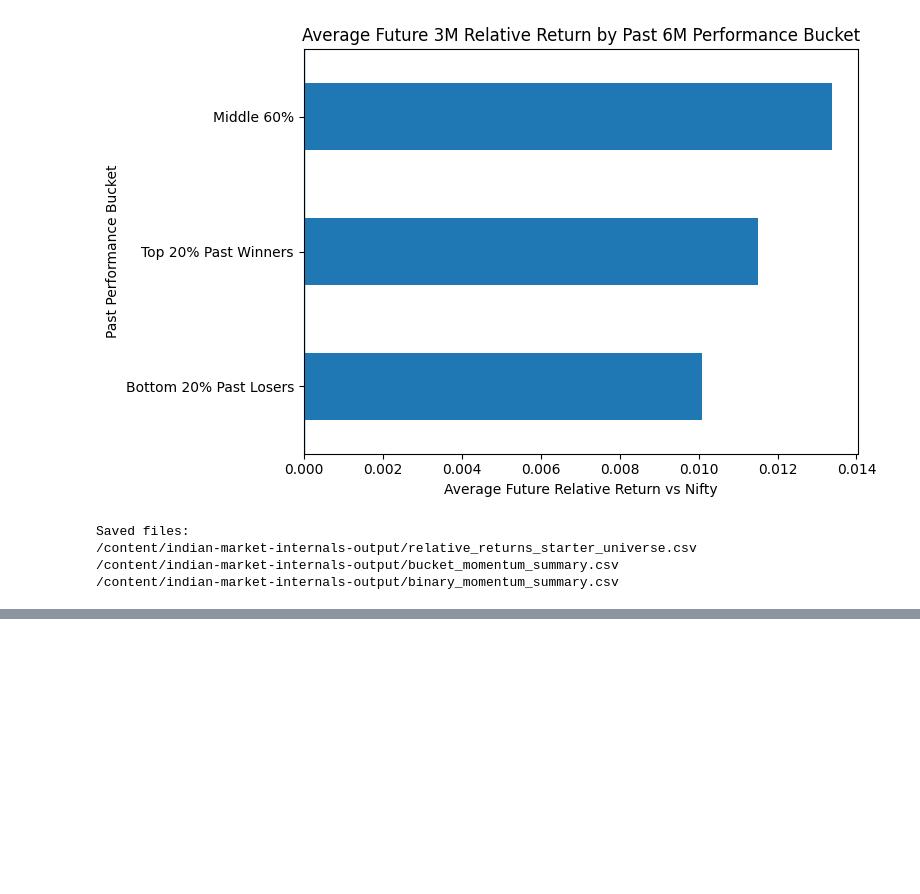
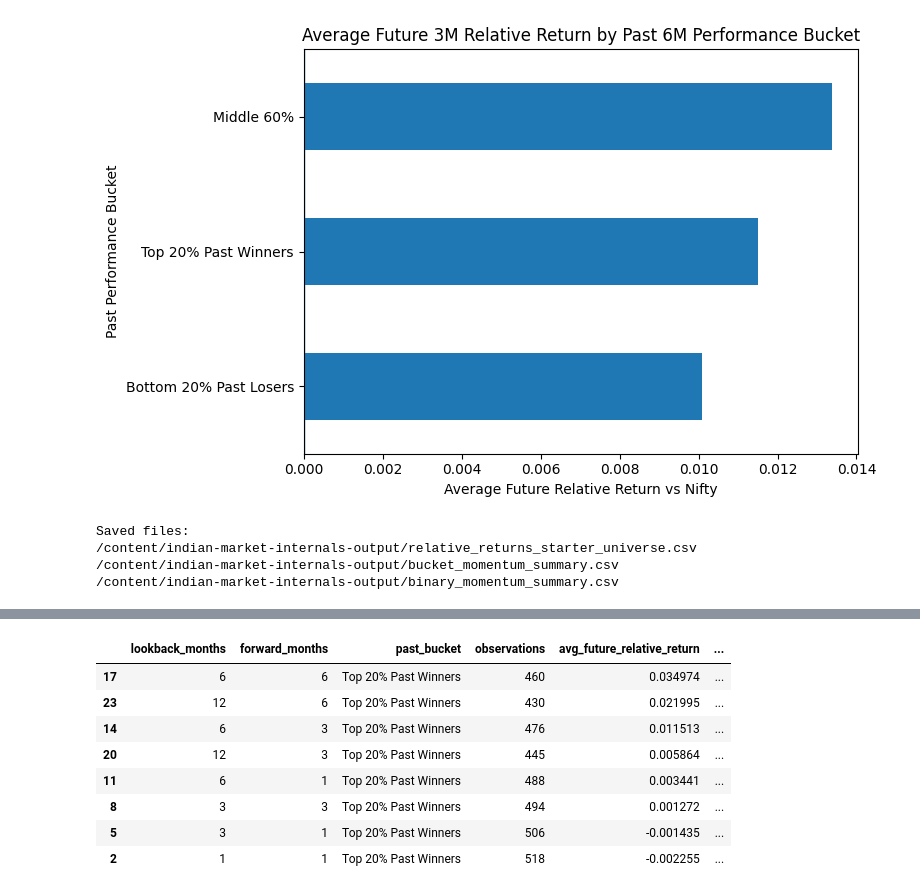
Before and after one commit to chinmay227/indian-market-internals, a Jupyter notebook: notebooks/02_calculate_relative_returns.ipynb, the cells around one changed output, grey strips where cells are left out. Cells and saved outputs as stored; diff of their text form; code cells hidden in the pictures; blank space fills up the shorter version.

```diff
--- a/notebooks/02_calculate_relative_returns.ipynb
+++ b/notebooks/02_calculate_relative_returns.ipynb
@@ -296,0 +438,16 @@ Saved files:
+# %%
+winner_summary = grid_summary[
+    grid_summary["past_bucket"] == "Top 20% Past Winners"
+].copy()
+
+winner_summary.sort_values("avg_future_relative_return", ascending=False)
+# %% [output]
+|  | lookback_months | forward_months | past_bucket | observations | avg_future_relative_return | ... |
+| 17 | 6 | 6 | Top 20% Past Winners | 460 | 0.034974 | ... |
+| 23 | 12 | 6 | Top 20% Past Winners | 430 | 0.021995 | ... |
+| 14 | 6 | 3 | Top 20% Past Winners | 476 | 0.011513 | ... |
+| 20 | 12 | 3 | Top 20% Past Winners | 445 | 0.005864 | ... |
+| 11 | 6 | 1 | Top 20% Past Winners | 488 | 0.003441 | ... |
+| 8 | 3 | 3 | Top 20% Past Winners | 494 | 0.001272 | ... |
+| 5 | 3 | 1 | Top 20% Past Winners | 506 | -0.001435 | ... |
+| 2 | 1 | 1 | Top 20% Past Winners | 518 | -0.002255 | ... |
```
Also changed, not shown: parts of 11 cells of this notebook.
